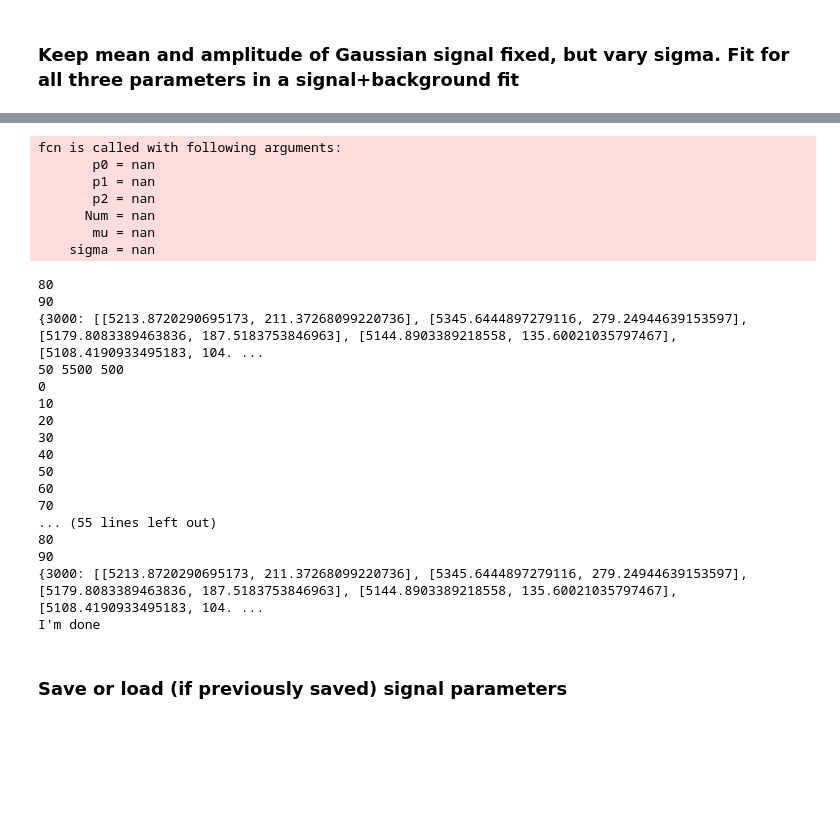
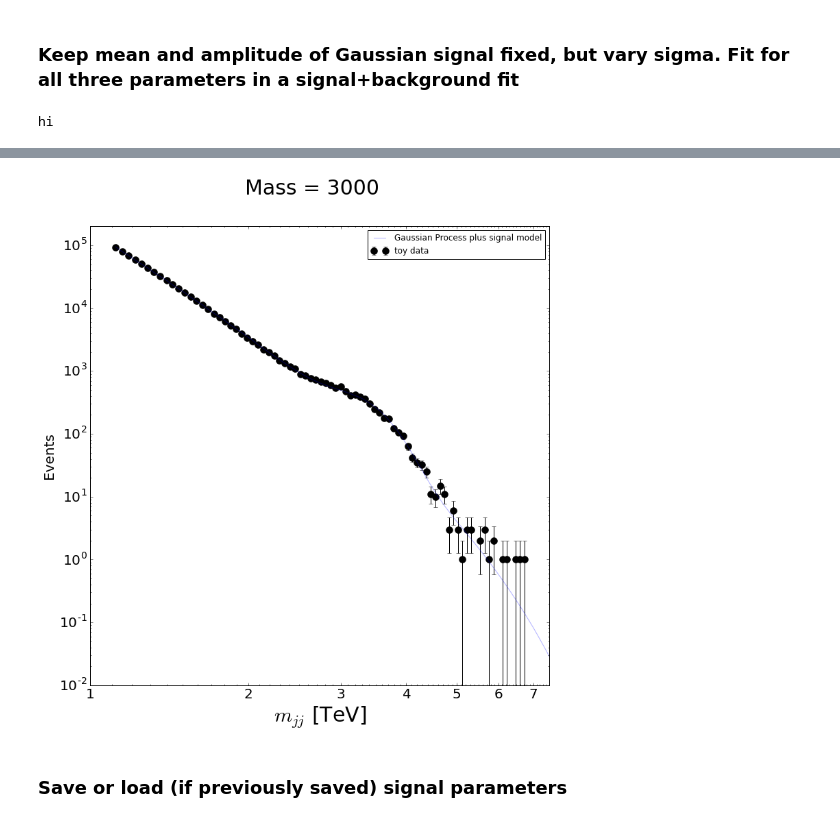
Before and after one commit to mfrate28/GP_Paper, a Jupyter notebook: extracting-signal-parameters.ipynb, the cells around one changed output, grey strips where cells are left out. Drawn from its saved outputs; the diff is of its cells as text; code cells hidden in the pictures; blank space fills up the shorter version.

```diff
--- a/extracting-signal-parameters.ipynb
+++ b/extracting-signal-parameters.ipynb
@@ -224,8 +224,43 @@ def basicPlot(xs, ys, bkgs, title, col='g'):
     ax1.set_xscale('log')
     ax1.set_xlim([1000, 7500])
     ax1.set_ylim([0.01, 2e6])
+# %%
+def makePrettyPlots(xs, ys, bkg, title, c='b', ymax = 2e5):
+    f, ax1 = plt.subplots(1, sharex=True, figsize=(12,12))
+    f.suptitle(title, fontsize=30)
+    dataPlot = ax1.errorbar(xs, ys, marker='o', ls='None', yerr = np.sqrt(ys), c='black', markersize=10, label="toy data")
+    bkgPlot, =ax1.plot(xs, bkg, color=c, alpha=0.3, linewidth=1.0, label="Gaussian Process plus signal model")
+
+    ax1.legend()
+    ax1.set_ylabel('Events', fontsize=20)
+    ax1.tick_params(axis='y', labelsize=20)
+    ax1.set_yscale('log', nonposy="clip")
+    ax1.set_xscale('log')
+    ax1.set_xlim([1000, 7500])
+    ax1.set_ylim([0.01, ymax])
+
+
+    ax1.tick_params(axis='x', labelsize=20)
+    ax1.tick_params(axis='y', labelsize=20)
+    ax1.set_xlabel(r"$m_{jj}$ [TeV]", fontsize=30)
+
+    ax1.set_xlim([1000, 7500])
+    ax1.set_xticks([1000, 2000, 3000, 4000, 5000, 6000, 7000])
+    ax1.get_xaxis().set_major_formatter(matplotlib.ticker.ScalarFormatter())
+    minor_ticks = np.arange(1000, 7500, 100)
+    ax1.set_xticks(minor_ticks, minor=True)
+    labels = ["1","2","3","4","5","6","7"]
+    ax1.set_xticklabels(labels)
+
+    f.subplots_adjust(hspace=0)
+    plt.setp([a.get_xticklabels() for a in f.axes[:-1]], visible=False)
+    plt.show()
 # %% [markdown]
 ### Keep mean and amplitude of Gaussian signal fixed, but vary sigma. Fit for all three parameters in a signal+background fit
+# %%
+print "hi"
+# %% [output]
+hi
 # %%
 
 massDict_2 = {3000: 5000,
@@ -286,7 +321,15 @@ for m in massDict_2.keys():
             listGP_paramToy_n.append(N)
             listGP_paramToy_m.append(M)
             listGP_paramToy_w.append(W)
-
+            '''
+             if itoy%9 ==0:
+                Amp, decay, length, power, sub, p0, p1, p2 = fixedHyperparams
+                kernel = Amp * MyDijetKernelSimp(a = decay, b = length, c = power, d = sub)
+                gp = george.GP(kernel)
+                gp.compute(xtoy, np.sqrt(ydata))
+                meanGP = gp.predict(ydata - model_gp((p0,p1,p2),xtoy, xtoyerr), xvalO)[0]+ model_gp((p0,p1,p2),xvalO,xerrO)
+                makePrettyPlots(xvalO, ydataO, meanGP+sig_model(xvalO, N, M, W, xerrO), "Mass = "+str(m), c='b', ymax = 2e5)
+            '''
 
         listSTD_param_n.append([np.mean(listSTD_paramToy_n, axis=0), np.std(listSTD_paramToy_n, axis=0)])
         listGP_param_n.append([np.mean(listGP_paramToy_n, axis=0), np.std(listGP_paramToy_n, axis=0)])
@@ -324,27 +352,4 @@ print "I'm done"
-fcn is called with following arguments:
-       p0 = nan
-       p1 = nan
-       p2 = nan
-      Num = nan
-       mu = nan
-    sigma = nan
-80
-90
-{3000: [[5213.8720290695173, 211.37268099220736], [5345.6444897279116, 279.24944639153597], [5179.8083389463836, 187.5183753846963], [5144.8903389218558, 135.60021035797467], [5108.4190933495183, 104. ...
-50 5500 500
-0
-10
-20
-30
-40
-50
-60
-70
-... (55 lines left out)
-80
-90
-{3000: [[5213.8720290695173, 211.37268099220736], [5345.6444897279116, 279.24944639153597], [5179.8083389463836, 187.5183753846963], [5144.8903389218558, 135.60021035797467], [5108.4190933495183, 104. ...
-I'm done
+[figure, added]
 # %% [markdown]
 ### Save or load (if previously saved) signal parameters
 # %%
```
Also changed, not shown: parts of 5 cells of this notebook.
